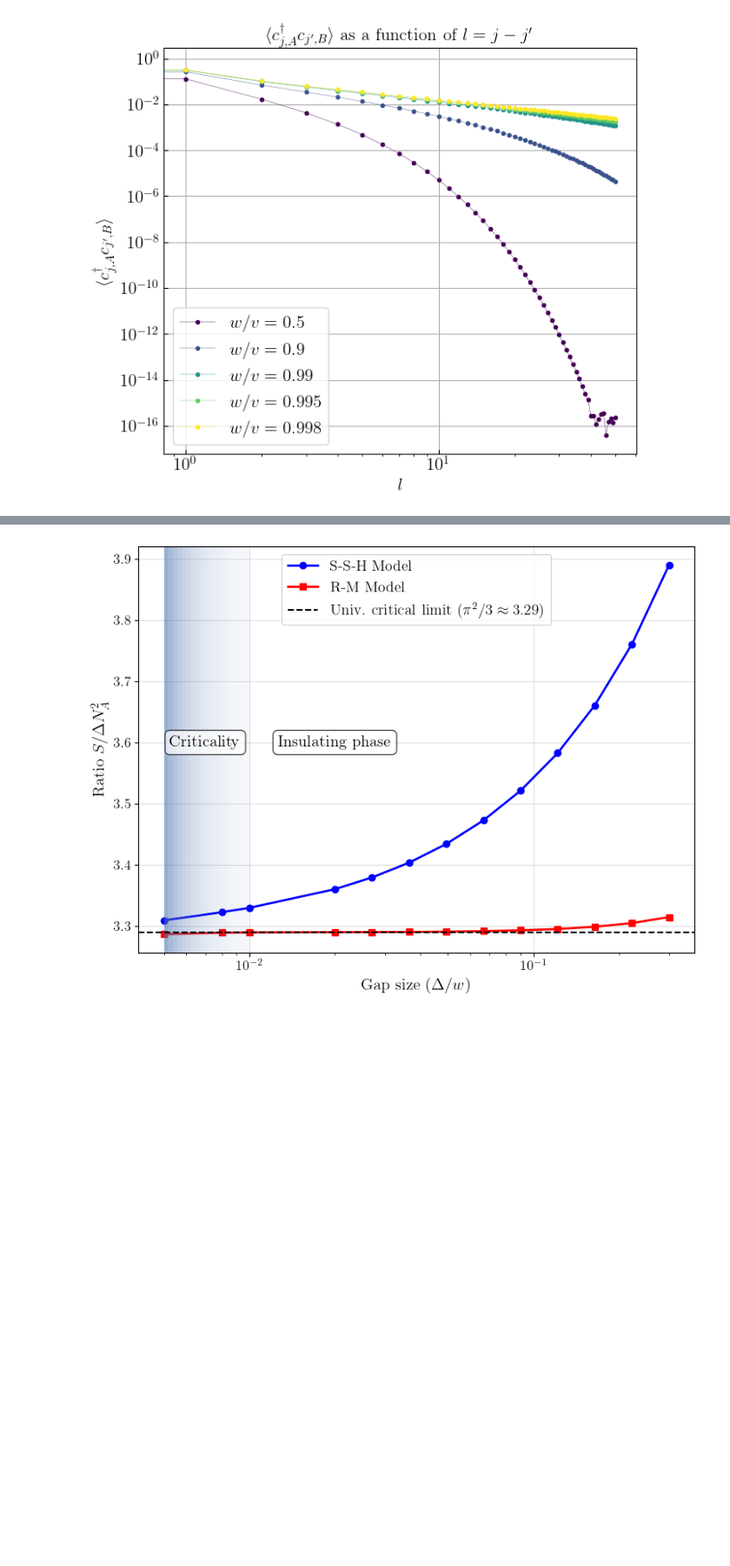
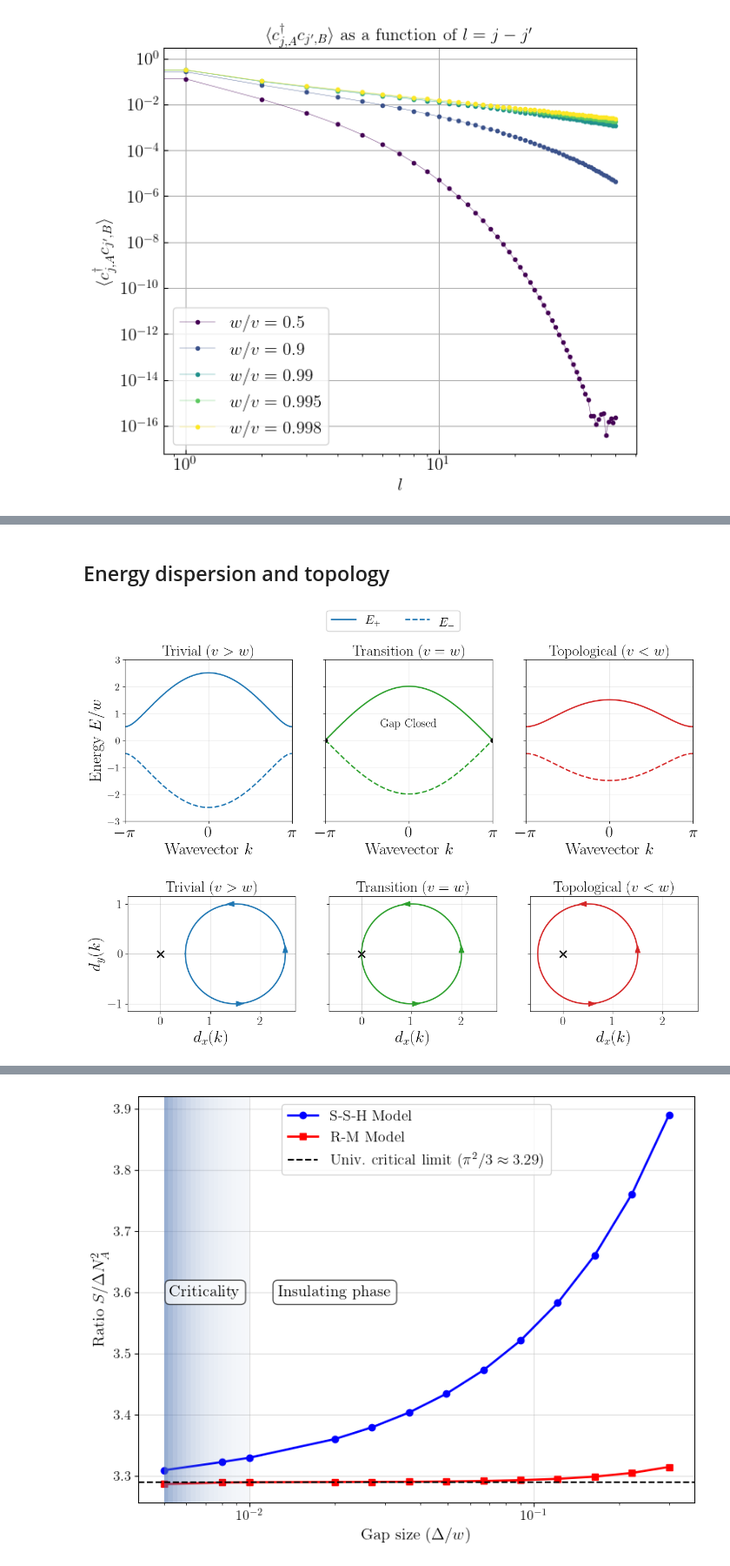
Before and after one commit to artalink7/SSH-Analysis, a Jupyter notebook: plot/plots.ipynb, the cells around one changed output, grey strips where cells are left out. Shown at 87% size. Saved outputs shown, nothing was run; the diff lists cells and outputs as text; code cells hidden in the pictures; blank space fills up the shorter version.

Commit message:
Updated plots
US06

```diff
--- a/plot/plots.ipynb
+++ b/plot/plots.ipynb
@@ -454,0 +260,2 @@ def plot_ratio_entropy_variance_vs_gap_insulating_phase600():
+# %% [markdown]
+## Energy dispersion and topology
@@ -454,0 +451,5 @@ def plot_ratio_entropy_variance_vs_gap_insulating_phase600():
+# %%
+plot_ssh_band_structure_and_winding_number()
+# %% [output]
+[figure, added]
+[figure, added]
```
Also changed, not shown: parts of 32 cells of this notebook.
